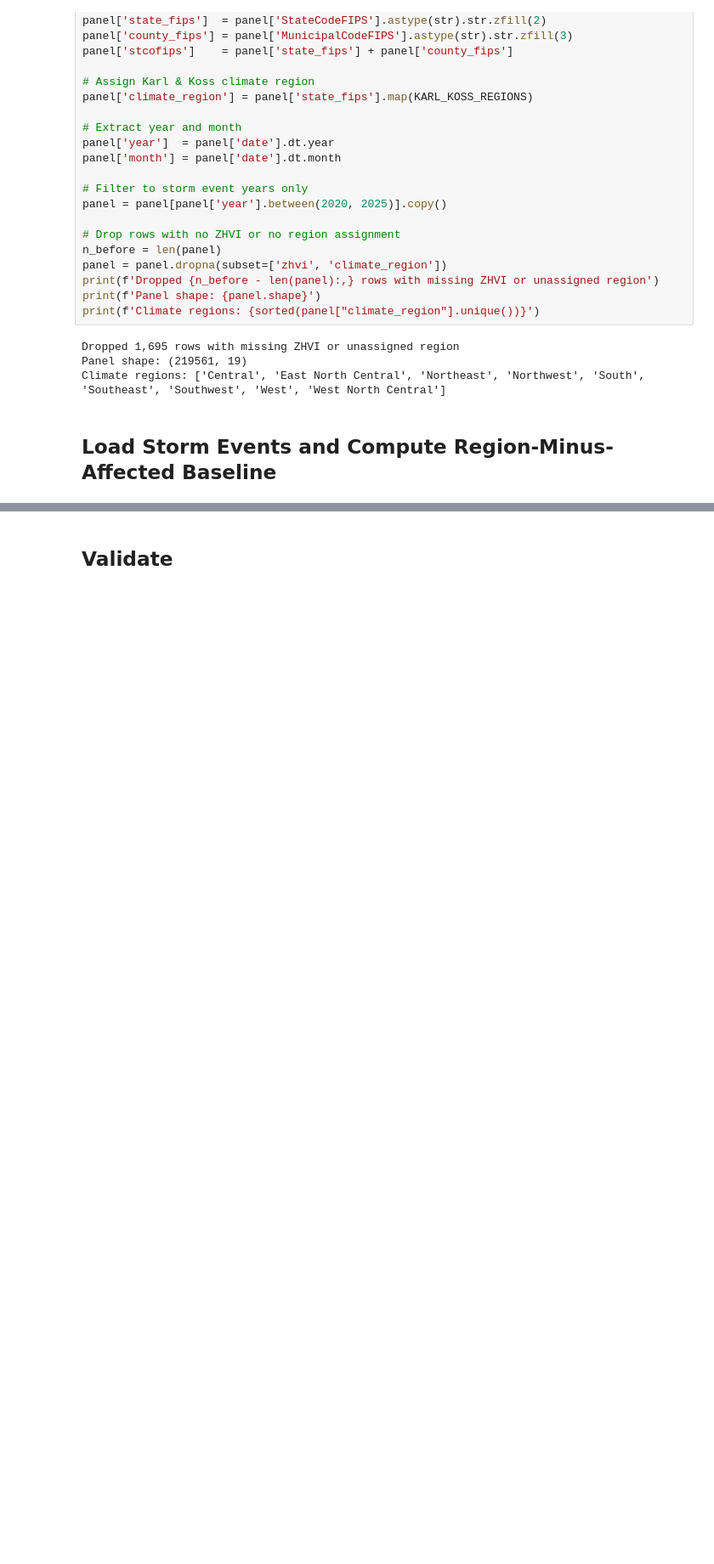
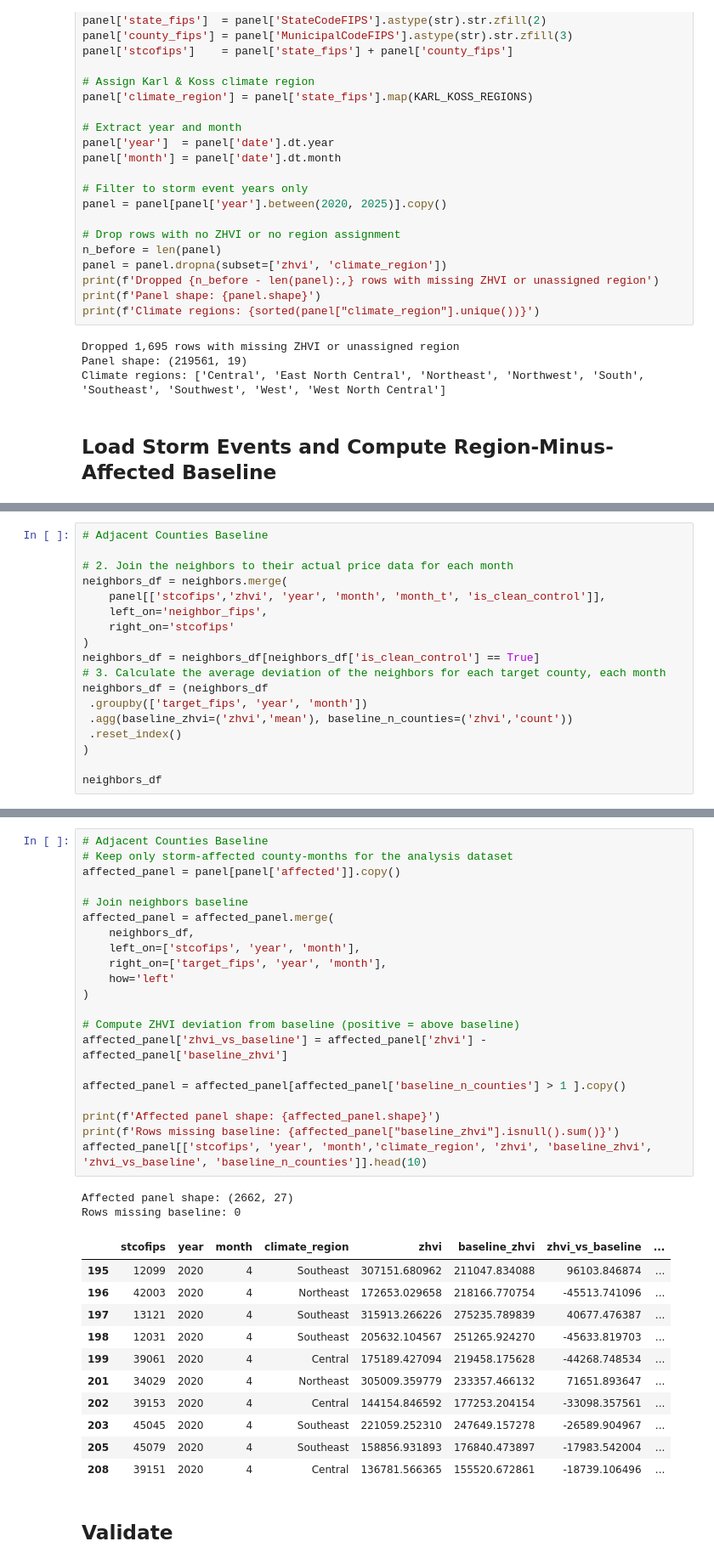
Before and after one commit to csclev/climate-exposure, a Jupyter notebook: notebooks/04_zillow_pipeline.ipynb, the cells around one changed output, grey strips where cells are left out. Shown at 85% size. Cells and saved outputs as stored; diff of their text form; blank space fills up the shorter version.

```diff
--- a/notebooks/04_zillow_pipeline.ipynb
+++ b/notebooks/04_zillow_pipeline.ipynb
@@ -256,0 +321,18 @@ Rows missing baseline: 0
+# %%
+# Adjacent Counties Baseline
+
+# 2. Join the neighbors to their actual price data for each month
+neighbors_df = neighbors.merge(
+    panel[['stcofips','zhvi', 'year', 'month', 'month_t', 'is_clean_control']],
+    left_on='neighbor_fips',
+    right_on='stcofips'
+)
+neighbors_df = neighbors_df[neighbors_df['is_clean_control'] == True]
+# 3. Calculate the average deviation of the neighbors for each target county, each month
+neighbors_df = (neighbors_df
+ .groupby(['target_fips', 'year', 'month'])
+ .agg(baseline_zhvi=('zhvi','mean'), baseline_n_counties=('zhvi','count'))
+ .reset_index()
+)
+
+neighbors_df
@@ -257,3 +353,38 @@ Rows missing baseline: 0
+# %%
+# Adjacent Counties Baseline
+# Keep only storm-affected county-months for the analysis dataset
+affected_panel = panel[panel['affected']].copy()
+
+# Join neighbors baseline
+affected_panel = affected_panel.merge(
+    neighbors_df,
+    left_on=['stcofips', 'year', 'month'],
+    right_on=['target_fips', 'year', 'month'],
+    how='left'
+)
+
+# Compute ZHVI deviation from baseline (positive = above baseline)
+affected_panel['zhvi_vs_baseline'] = affected_panel['zhvi'] - affected_panel['baseline_zhvi']
+
+affected_panel = affected_panel[affected_panel['baseline_n_counties'] > 1 ].copy()
+
+print(f'Affected panel shape: {affected_panel.shape}')
+print(f'Rows missing baseline: {affected_panel["baseline_zhvi"].isnull().sum()}')
+affected_panel[['stcofips', 'year', 'month','climate_region', 'zhvi', 'baseline_zhvi', 'zhvi_vs_baseline', 'baseline_n_counties']].head(10)
+# %% [output]
+Affected panel shape: (2662, 27)
+Rows missing baseline: 0
+|  | stcofips | year | month | climate_region | zhvi | baseline_zhvi | zhvi_vs_baseline | ... |
+| 195 | 12099 | 2020 | 4 | Southeast | 307151.680962 | 211047.834088 | 96103.846874 | ... |
+| 196 | 42003 | 2020 | 4 | Northeast | 172653.029658 | 218166.770754 | -45513.741096 | ... |
+| 197 | 13121 | 2020 | 4 | Southeast | 315913.266226 | 275235.789839 | 40677.476387 | ... |
+| 198 | 12031 | 2020 | 4 | Southeast | 205632.104567 | 251265.924270 | -45633.819703 | ... |
+| 199 | 39061 | 2020 | 4 | Central | 175189.427094 | 219458.175628 | -44268.748534 | ... |
+| 201 | 34029 | 2020 | 4 | Northeast | 305009.359779 | 233357.466132 | 71651.893647 | ... |
+| 202 | 39153 | 2020 | 4 | Central | 144154.846592 | 177253.204154 | -33098.357561 | ... |
+| 203 | 45045 | 2020 | 4 | Southeast | 221059.252310 | 247649.157278 | -26589.904967 | ... |
+| 205 | 45079 | 2020 | 4 | Southeast | 158856.931893 | 176840.473897 | -17983.542004 | ... |
+| 208 | 39151 | 2020 | 4 | Central | 136781.566365 | 155520.672861 | -18739.106496 | ... |
 # %% [markdown]
 ## Validate
 # %%
```
Also changed, not shown: parts of 10 cells of this notebook, 30 other files.
